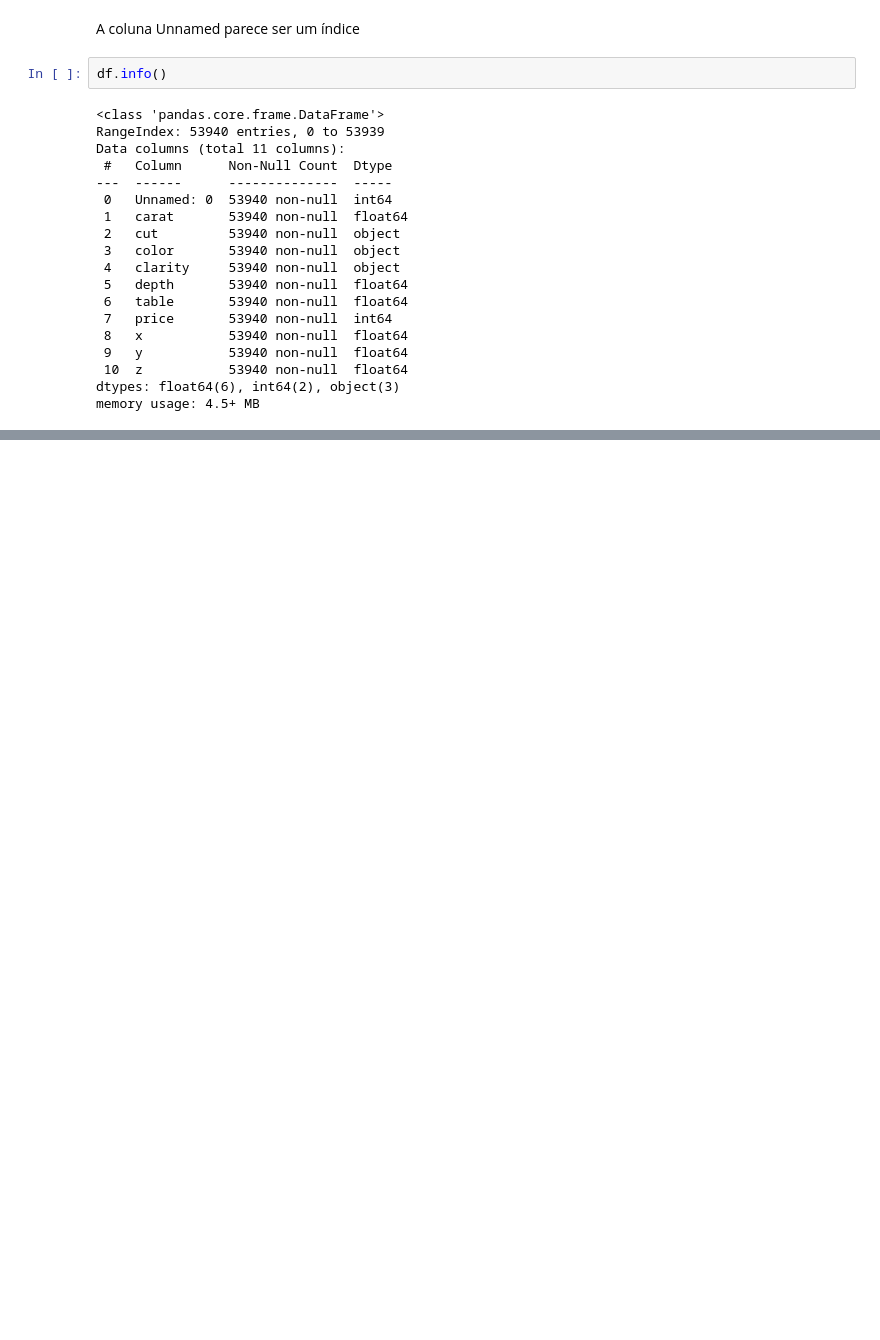
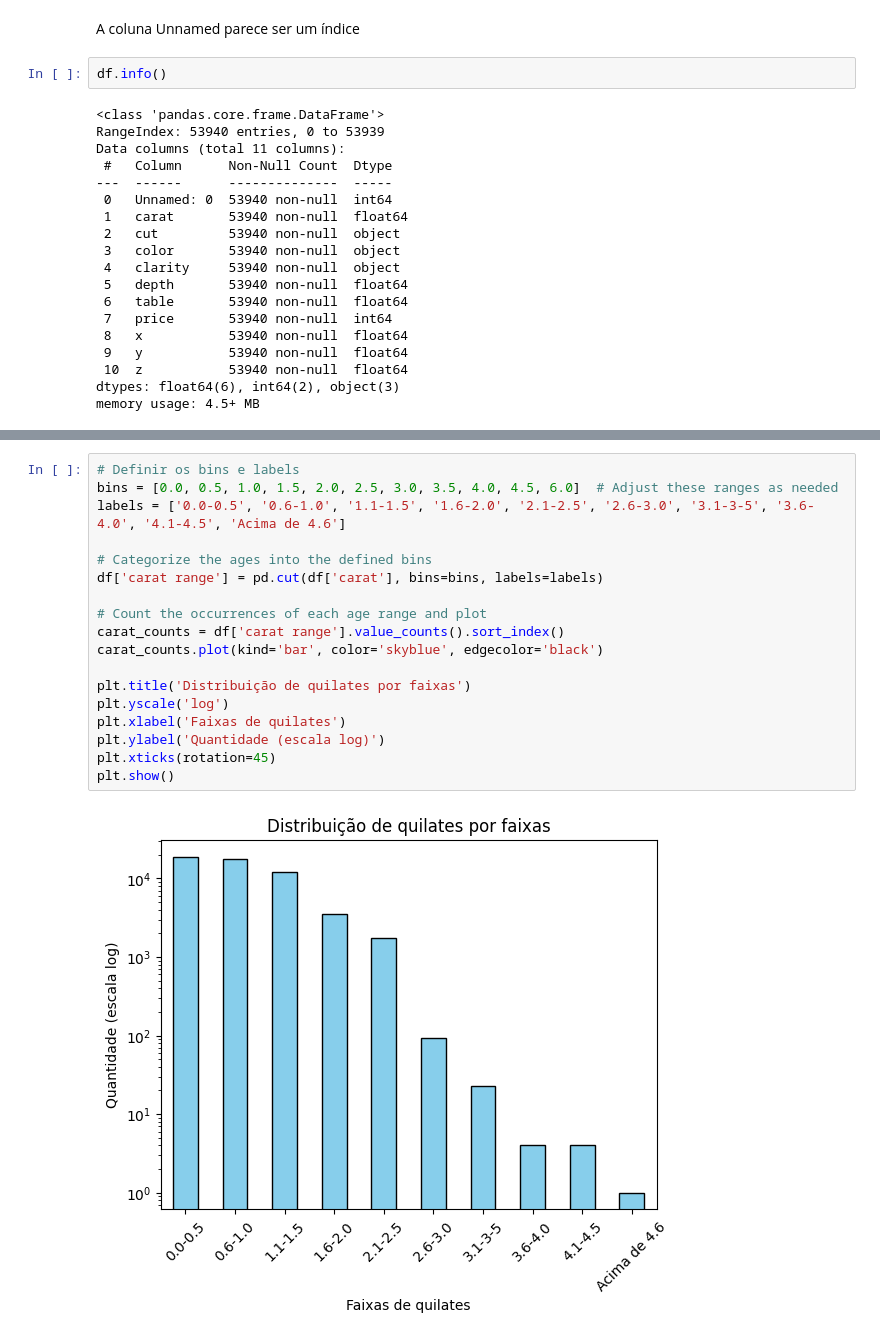
Before and after one commit to Turma1174/projetoML2, a Jupyter notebook: projeto.ipynb, the cells around one changed output, grey strips where cells are left out. Cells and saved outputs as stored; diff of their text form; blank space fills up the shorter version.

Commit message:
faixas de quilates e plot escala log

```diff
--- a/projeto.ipynb
+++ b/projeto.ipynb
@@ -82,0 +60,20 @@ df.describe()
+# %%
+# Definir os bins e labels
+bins = [0.0, 0.5, 1.0, 1.5, 2.0, 2.5, 3.0, 3.5, 4.0, 4.5, 6.0]  # Adjust these ranges as needed
+labels = ['0.0-0.5', '0.6-1.0', '1.1-1.5', '1.6-2.0', '2.1-2.5', '2.6-3.0', '3.1-3-5', '3.6-4.0', '4.1-4.5', 'Acima de 4.6']
+
+# Categorize the ages into the defined bins
+df['carat range'] = pd.cut(df['carat'], bins=bins, labels=labels)
+
+# Count the occurrences of each age range and plot
+carat_counts = df['carat range'].value_counts().sort_index()
+carat_counts.plot(kind='bar', color='skyblue', edgecolor='black')
+
+plt.title('Distribuição de quilates por faixas')
+plt.yscale('log')
+plt.xlabel('Faixas de quilates')
+plt.ylabel('Quantidade (escala log)')
+plt.xticks(rotation=45)
+plt.show()
+# %% [output]
+[figure, added]
```
Also changed, not shown: parts of 3 cells of this notebook.
